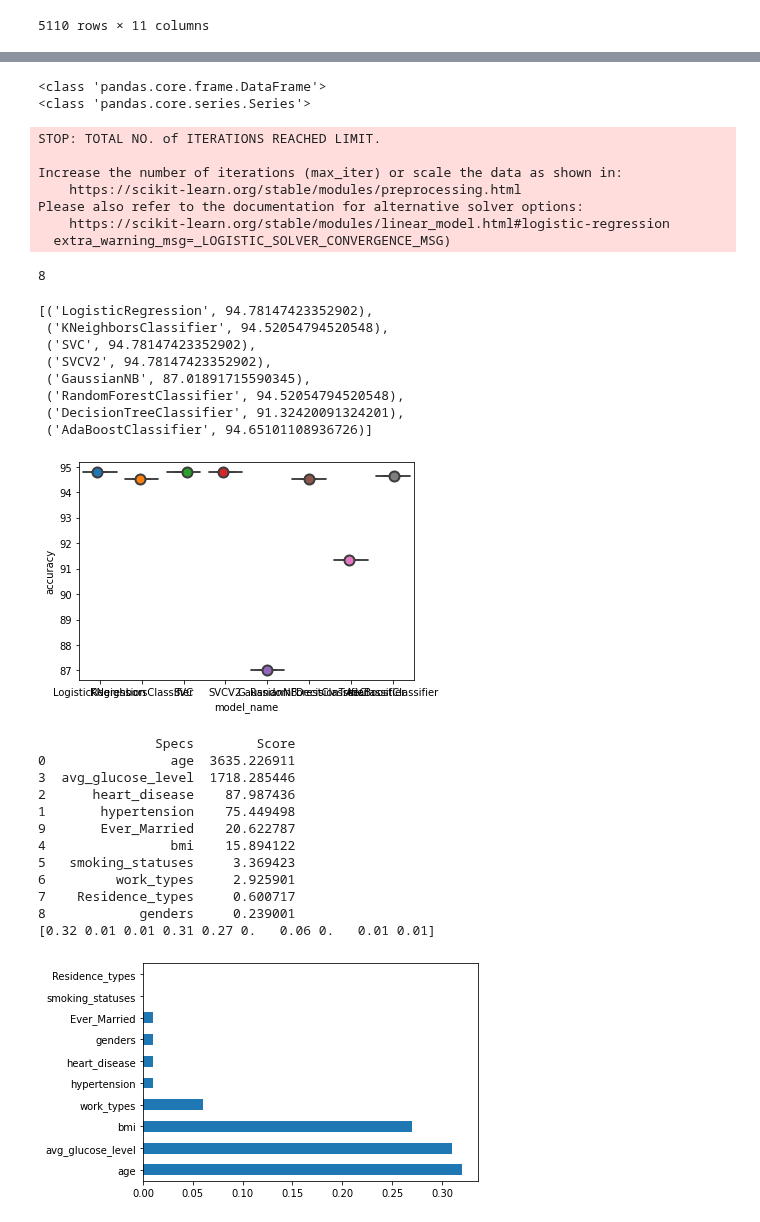
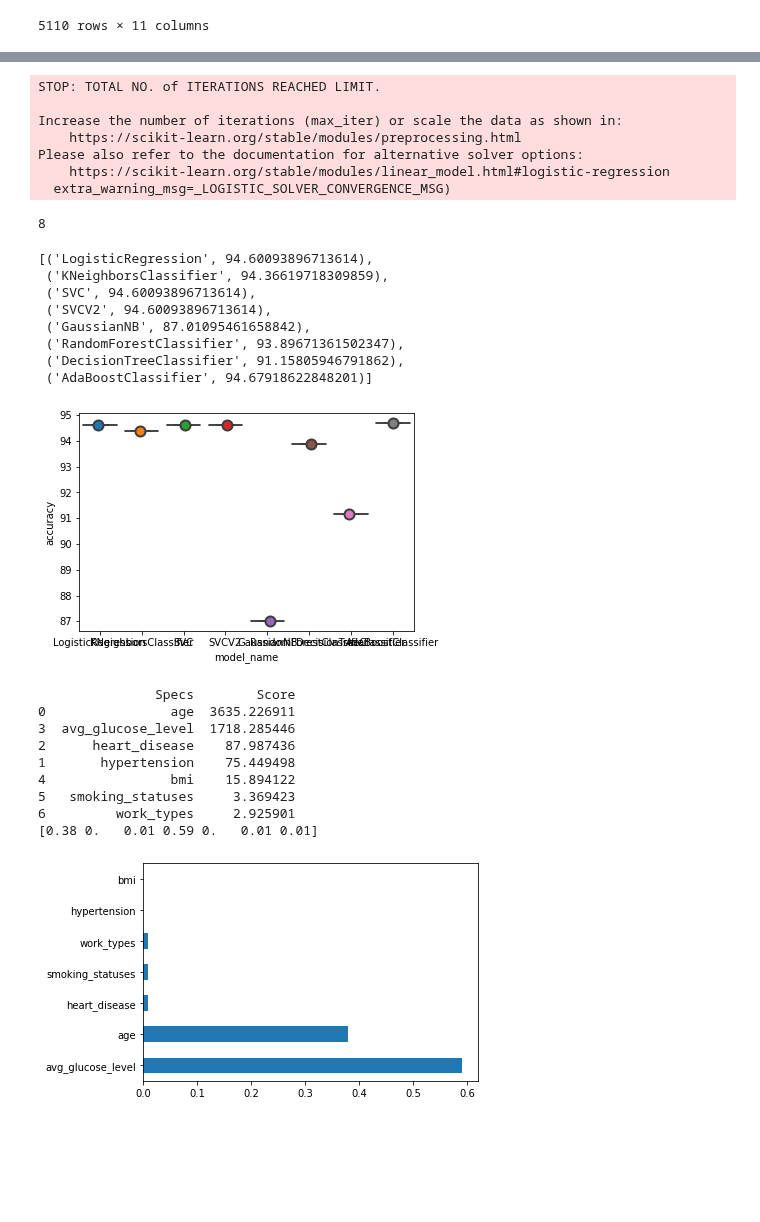
Before and after one commit to xanasa14/MLImplementations, a Jupyter notebook: StrokePredicition.ipynb, the cells around one changed output, grey strips where cells are left out. Drawn from its saved outputs; the diff is of its cells as text; code cells hidden in the pictures; blank space fills up the shorter version.

```diff
--- a/StrokePredicition.ipynb
+++ b/StrokePredicition.ipynb
@@ -137,12 +144,11 @@ dtype: int64
 # %%
 # Splitting the dataset into the Training set and Test set
-print( type(X))
-print(type(Y))
+#col_list = ['age', 'hypertension', 'heart_disease', 'avg_glucose_level','bmi','smoking_statuses','work_types','Residence_types','genders','Ever_Married']
+col_list = ['age', 'hypertension', 'heart_disease', 'avg_glucose_level','Residence_types','genders','Ever_Married']
+X = dataset[col_list]
+Y = dataset['stroke']
 from sklearn.model_selection import train_test_split
-X_train, X_test, y_train, y_test = train_test_split(X, Y, test_size=0.3, random_state=41)
+X_train, X_test, y_train, y_test = train_test_split(X, Y, test_size=0.25, random_state=41)
-# %% [output]
-<class 'pandas.core.frame.DataFrame'>
-<class 'pandas.core.series.Series'>
 # %%
 
 from sklearn.linear_model import LogisticRegression
@@ -198,14 +204,14 @@ Please also refer to the documentation for alternative solver options:
     https://scikit-learn.org/stable/modules/linear_model.html#logistic-regression
   extra_warning_msg=_LOGISTIC_SOLVER_CONVERGENCE_MSG)
 8
-[('LogisticRegression', 94.78147423352902),
- ('KNeighborsClassifier', 94.52054794520548),
- ('SVC', 94.78147423352902),
- ('SVCV2', 94.78147423352902),
- ('GaussianNB', 87.01891715590345),
- ('RandomForestClassifier', 94.52054794520548),
- ('DecisionTreeClassifier', 91.32420091324201),
- ('AdaBoostClassifier', 94.65101108936726)]
+[('LogisticRegression', 94.60093896713614),
+ ('KNeighborsClassifier', 94.36619718309859),
+ ('SVC', 94.60093896713614),
+ ('SVCV2', 94.60093896713614),
+ ('GaussianNB', 87.01095461658842),
+ ('RandomForestClassifier', 93.89671361502347),
+ ('DecisionTreeClassifier', 91.15805946791862),
+ ('AdaBoostClassifier', 94.67918622848201)]
 # %%
 cv_df = pd.DataFrame(entries, columns=['model_name', 'accuracy'])
 import seaborn as sns
@@ -214,40 +220,37 @@ sns.stripplot(x='model_name', y='accuracy', data=cv_df,
               size=10, jitter=True, edgecolor="gray", linewidth=2)
 plt.show()
 # %% [output]
-[figure, old version]
+[figure, new version]
 # %%
 from sklearn.feature_selection import SelectKBest
 from sklearn.feature_selection import chi2
 dataset = dataset.reindex(columns=new_cols)
 
-X = dataset.iloc[:,0:10]  #independent columns
+X = dataset.iloc[:,0:7]  #independent columns
 y = dataset.iloc[:,-1]    #target column i.e price range
 #apply SelectKBest class to extract top 10 best features
 bestfeatures = SelectKBest(score_func=chi2, k=7)
 fit = bestfeatures.fit(X,y)
 dfscores = pd.DataFrame(fit.scores_)
 dfcolumns = pd.DataFrame(X.columns)
 #concat two dataframes for better visualization
 featureScores = pd.concat([dfcolumns,dfscores],axis=1)
 featureScores.columns = ['Specs','Score']  #naming the dataframe columns
 print(featureScores.nlargest(10,'Score'))  #print 10 best features
 
 print(model.feature_importances_) #use inbuilt class feature_importances of tree based classifiers
 #plot graph of feature importances for better visualization
 feat_importances = pd.Series(model.feature_importances_, index=X.columns)
 feat_importances.nlargest(10).plot(kind='barh')
 plt.show()
 # %% [output]
                Specs        Score
 0                age  3635.226911
 3  avg_glucose_level  1718.285446
 2      heart_disease    87.987436
 1       hypertension    75.449498
-9       Ever_Married    20.622787
 4                bmi    15.894122
 5   smoking_statuses     3.369423
 6         work_types     2.925901
-7    Residence_types     0.600717
-8            genders     0.239001
-[0.32 0.01 0.01 0.31 0.27 0.   0.06 0.   0.01 0.01]
+[0.38 0.   0.01 0.59 0.   0.01 0.01]
-[figure, old version]
+[figure, new version]
```
Also changed, not shown: parts of 7 cells of this notebook.
